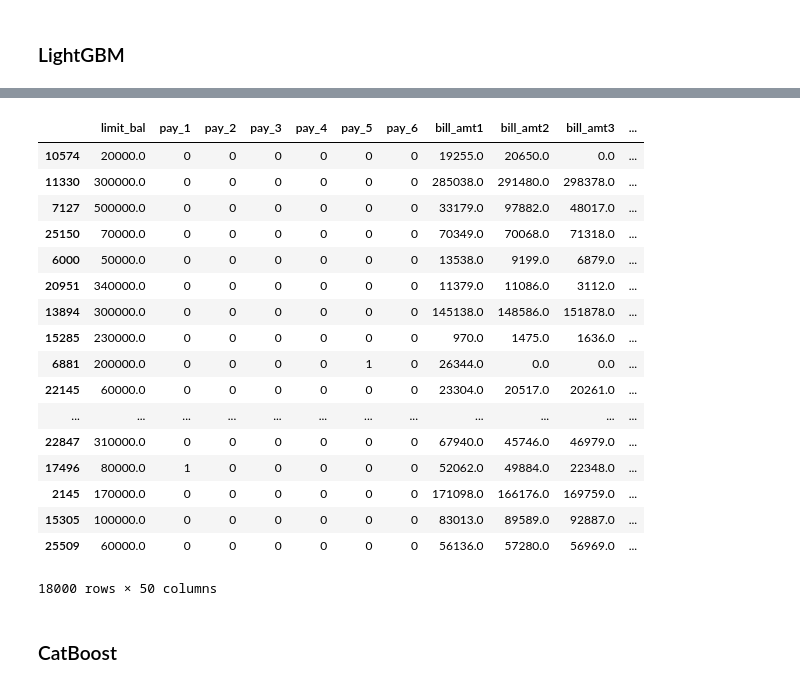
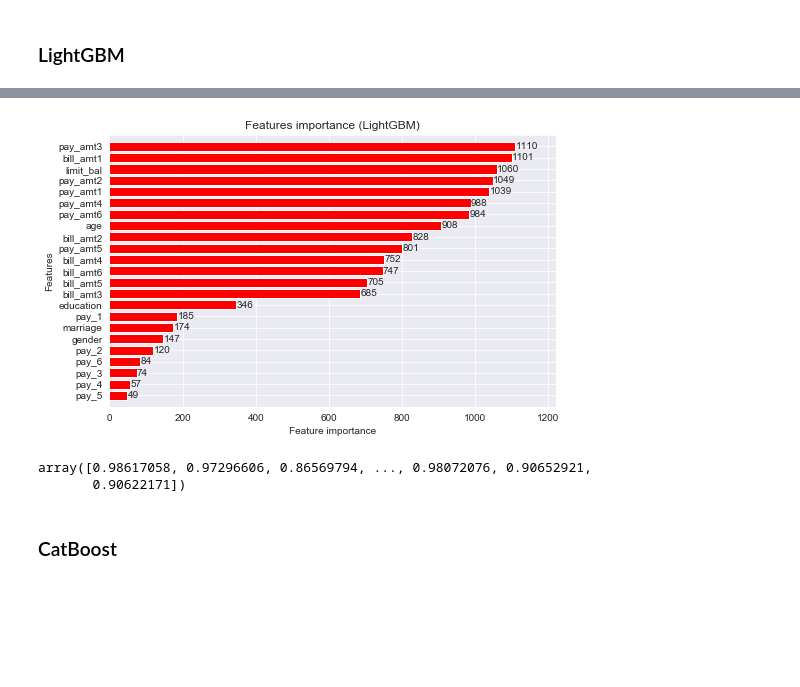
Before and after one commit to thomasXwang/UCI-Credit-card-defaults, a Jupyter notebook: 04-UCI with pipelines.ipynb, the cells around one changed output, grey strips where cells are left out. Saved outputs shown, nothing was run; the diff lists cells and outputs as text; code cells hidden in the pictures; blank space fills up the shorter version.

```diff
--- a/04-UCI with pipelines.ipynb
+++ b/04-UCI with pipelines.ipynb
@@ -1209,11 +1431,12 @@ print(roc_auc_score(y_test, y_pred))
 # %%
-params_gbm = {
+params_lgbm = {
           'boosting_type': 'gbdt',
           'objective': 'binary',
+            'is_unbalanced':True,
           'metric':'auc',
           'learning_rate': 0.05,
-          'num_leaves': 7,  # we should let it be smaller than 2^(max_depth)
-          'max_depth': 4,  # -1 means no limit
+          'num_leaves': 15,  # we should let it be smaller than 2^(max_depth)
+          'max_depth': 7,  # -1 means no limit
           'min_child_samples': 100,  # Minimum number of data need in a child(min_data_in_leaf)
           'max_bin': 100,  # Number of bucketed bin for feature values
           'subsample': 0.9,  # Subsample ratio of the training instance.
@@ -1222,6 +1445,6 @@ params_gbm = {
           'min_child_weight': 0,  # Minimum sum of instance weight(hessian) needed in a child(leaf)
           'min_split_gain': 0,  # lambda_l1, lambda_l2 and min_gain_to_split to regularization
           'nthread': 8,
-          'verbose': 0,
+          'verbose': 1,
           'scale_pos_weight':50, # because training data is sightly unbalanced
          }
@@ -1227,0 +1476,19 @@ params_gbm = {
+# %%
+dtrain = lgb.Dataset(X_raw.values,
+                     label=np.ravel(y_raw.values),
+                     feature_name=list(X_raw.columns),
+                     categorical_feature=categorical_features,
+                    free_raw_data=False)
+# %%
+evals_results={}
+MAX_ROUNDS = 1000 #lgb iterations
+EARLY_STOP = 50 #lgb early stop
+OPT_ROUNDS = 1000  #To be adjusted based on best validation rounds
+VERBOSE_EVAL = 50 #Print out metric result
+# %%
+lgbm = lgb.train(params_lgbm,
+                  dtrain,
+                  evals_result=evals_results,
+                  num_boost_round=MAX_ROUNDS,
+                  verbose_eval=VERBOSE_EVAL,
+                  feval=None)
@@ -1228,24 +1532,16 @@ params_gbm = {
+# %%
+fig, (ax) = plt.subplots(ncols=1, figsize=(8,5))
+lgb.plot_importance(lgbm, height=0.8, title="Features importance (LightGBM)", ax=ax,color="red")
+plt.show()
+# %% [output]
+[figure, added]
+# %%
+lgbm.predict(X_raw)
+# %% [output]
+array([0.98617058, 0.97296606, 0.86569794, ..., 0.98072076, 0.90652921,
+       0.90622171])
 # %%
-X_train
+X_train.head()
-# %% [output]
-|  | limit_bal | pay_1 | pay_2 | pay_3 | pay_4 | pay_5 | pay_6 | bill_amt1 | bill_amt2 | bill_amt3 | ... |
-| 10574 | 20000.0 | 0 | 0 | 0 | 0 | 0 | 0 | 19255.0 | 20650.0 | 0.0 | ... |
-| 11330 | 300000.0 | 0 | 0 | 0 | 0 | 0 | 0 | 285038.0 | 291480.0 | 298378.0 | ... |
-| 7127 | 500000.0 | 0 | 0 | 0 | 0 | 0 | 0 | 33179.0 | 97882.0 | 48017.0 | ... |
-| 25150 | 70000.0 | 0 | 0 | 0 | 0 | 0 | 0 | 70349.0 | 70068.0 | 71318.0 | ... |
-| 6000 | 50000.0 | 0 | 0 | 0 | 0 | 0 | 0 | 13538.0 | 9199.0 | 6879.0 | ... |
-| 20951 | 340000.0 | 0 | 0 | 0 | 0 | 0 | 0 | 11379.0 | 11086.0 | 3112.0 | ... |
-| 13894 | 300000.0 | 0 | 0 | 0 | 0 | 0 | 0 | 145138.0 | 148586.0 | 151878.0 | ... |
-| 15285 | 230000.0 | 0 | 0 | 0 | 0 | 0 | 0 | 970.0 | 1475.0 | 1636.0 | ... |
-| 6881 | 200000.0 | 0 | 0 | 0 | 0 | 1 | 0 | 26344.0 | 0.0 | 0.0 | ... |
-| 22145 | 60000.0 | 0 | 0 | 0 | 0 | 0 | 0 | 23304.0 | 20517.0 | 20261.0 | ... |
-| ... | ... | ... | ... | ... | ... | ... | ... | ... | ... | ... | ... |
-| 22847 | 310000.0 | 0 | 0 | 0 | 0 | 0 | 0 | 67940.0 | 45746.0 | 46979.0 | ... |
-| 17496 | 80000.0 | 1 | 0 | 0 | 0 | 0 | 0 | 52062.0 | 49884.0 | 22348.0 | ... |
-| 2145 | 170000.0 | 0 | 0 | 0 | 0 | 0 | 0 | 171098.0 | 166176.0 | 169759.0 | ... |
-| 15305 | 100000.0 | 0 | 0 | 0 | 0 | 0 | 0 | 83013.0 | 89589.0 | 92887.0 | ... |
-| 25509 | 60000.0 | 0 | 0 | 0 | 0 | 0 | 0 | 56136.0 | 57280.0 | 56969.0 | ... |
-18000 rows × 50 columns
 # %%
 categorical_features = ['SEX', 'EDUCATION', 'MARRIAGE','PAY_0', 'PAY_2', 'PAY_3', 'PAY_4', 'PAY_5', 'PAY_6']
 # %% [markdown]
```
Also changed, not shown: parts of 40 cells of this notebook, 1 other file.
